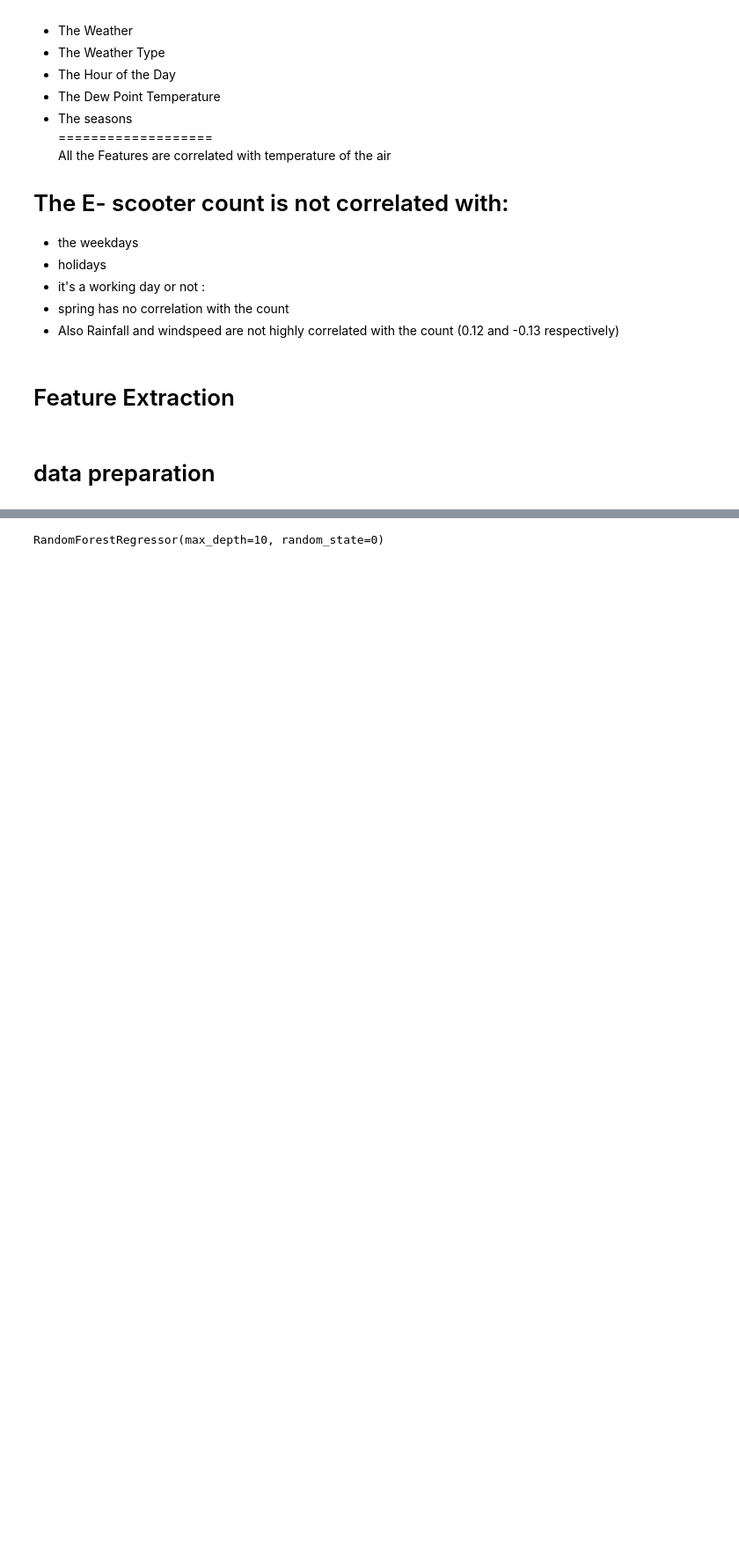
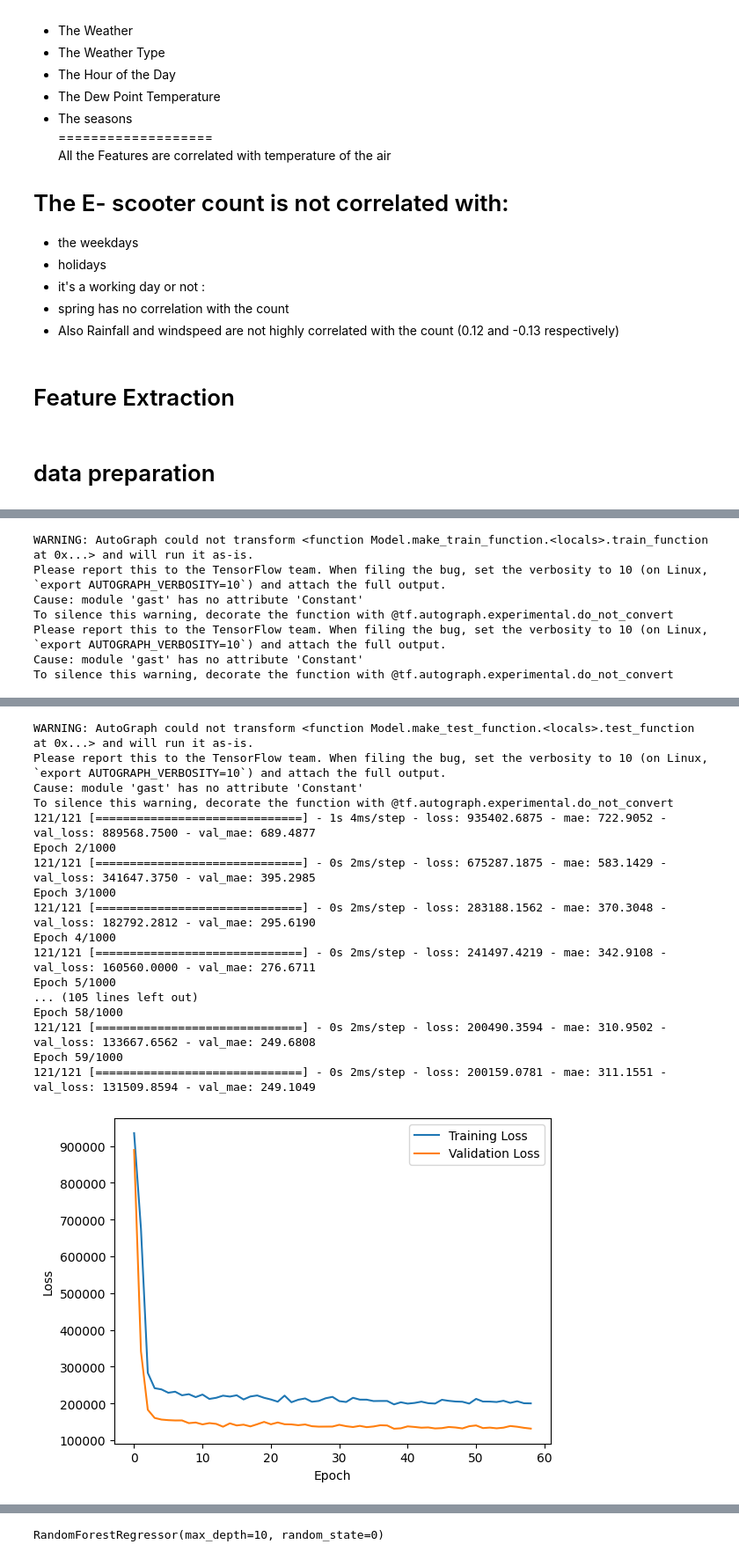
Before and after one commit to HeithemTarchouna/E_Scooter_Prediction, a Jupyter notebook: Ml.ipynb, the cells around one changed output, grey strips where cells are left out. Shown at 88% size. Saved outputs shown, nothing was run; the diff lists cells and outputs as text; code cells hidden in the pictures; blank space fills up the shorter version.

```diff
--- a/Ml.ipynb
+++ b/Ml.ipynb
@@ -527,0 +554,36 @@ X_TRAIN = scaler.transform(X_TRAIN)
+# %%
+import tensorflow as tf
+
+# Define the input and output layers
+model=tf.keras.Sequential()
+model.add(tf.keras.layers.Dense(32, input_shape=(13,), activation="relu",kernel_regularizer='l2'))
+model.add(tf.keras.layers.Dropout(0.5))
+model.add(tf.keras.layers.Dense(32, activation="relu"))
+
+model.add(tf.keras.layers.Dense(8, activation="relu"))
+model.add(tf.keras.layers.Dropout(0.2))
+
+model.add(tf.keras.layers.Dense(1))
+# Create the model
+model.compile(
+    optimizer="adam",
+    loss="mse",
+    metrics=["mae"]
+)
+callback = tf.keras.callbacks.EarlyStopping(monitor='val_loss', patience=20)
+
+# Train the model
+history = model.fit(X_TRAIN, Y_TRAIN, epochs=1000, batch_size=32, validation_split=0.2,callbacks=[callback])
+
+# Extract the validation loss from the history object
+train_loss = history.history['loss']
+val_loss = history.history['val_loss']
+
+# Plot the training and validation loss
+plt.plot(train_loss, label='Training Loss')
+plt.plot(val_loss, label='Validation Loss')
+plt.xlabel('Epoch')
+plt.ylabel('Loss')
+plt.legend()
+plt.show()
+# %% [output]
@@ -527,0 +599,7 @@ X_TRAIN = scaler.transform(X_TRAIN)
+WARNING: AutoGraph could not transform <function Model.make_train_function.<locals>.train_function at 0x...> and will run it as-is.
+Please report this to the TensorFlow team. When filing the bug, set the verbosity to 10 (on Linux, `export AUTOGRAPH_VERBOSITY=10`) and attach the full output.
+Cause: module 'gast' has no attribute 'Constant'
+To silence this warning, decorate the function with @tf.autograph.experimental.do_not_convert
+Please report this to the TensorFlow team. When filing the bug, set the verbosity to 10 (on Linux, `export AUTOGRAPH_VERBOSITY=10`) and attach the full output.
+Cause: module 'gast' has no attribute 'Constant'
+To silence this warning, decorate the function with @tf.autograph.experimental.do_not_convert
@@ -527,0 +610,18 @@ X_TRAIN = scaler.transform(X_TRAIN)
+WARNING: AutoGraph could not transform <function Model.make_test_function.<locals>.test_function at 0x...> and will run it as-is.
+Please report this to the TensorFlow team. When filing the bug, set the verbosity to 10 (on Linux, `export AUTOGRAPH_VERBOSITY=10`) and attach the full output.
+Cause: module 'gast' has no attribute 'Constant'
+To silence this warning, decorate the function with @tf.autograph.experimental.do_not_convert
+121/121 [==============================] - 1s 4ms/step - loss: 935402.6875 - mae: 722.9052 - val_loss: 889568.7500 - val_mae: 689.4877
+Epoch 2/1000
+121/121 [==============================] - 0s 2ms/step - loss: 675287.1875 - mae: 583.1429 - val_loss: 341647.3750 - val_mae: 395.2985
+Epoch 3/1000
+121/121 [==============================] - 0s 2ms/step - loss: 283188.1562 - mae: 370.3048 - val_loss: 182792.2812 - val_mae: 295.6190
+Epoch 4/1000
+121/121 [==============================] - 0s 2ms/step - loss: 241497.4219 - mae: 342.9108 - val_loss: 160560.0000 - val_mae: 276.6711
+Epoch 5/1000
+... (105 lines left out)
+Epoch 58/1000
+121/121 [==============================] - 0s 2ms/step - loss: 200490.3594 - mae: 310.9502 - val_loss: 133667.6562 - val_mae: 249.6808
+Epoch 59/1000
+121/121 [==============================] - 0s 2ms/step - loss: 200159.0781 - mae: 311.1551 - val_loss: 131509.8594 - val_mae: 249.1049
+[figure, added]
```
Also changed, not shown: parts of 10 cells of this notebook, 1 other file.
